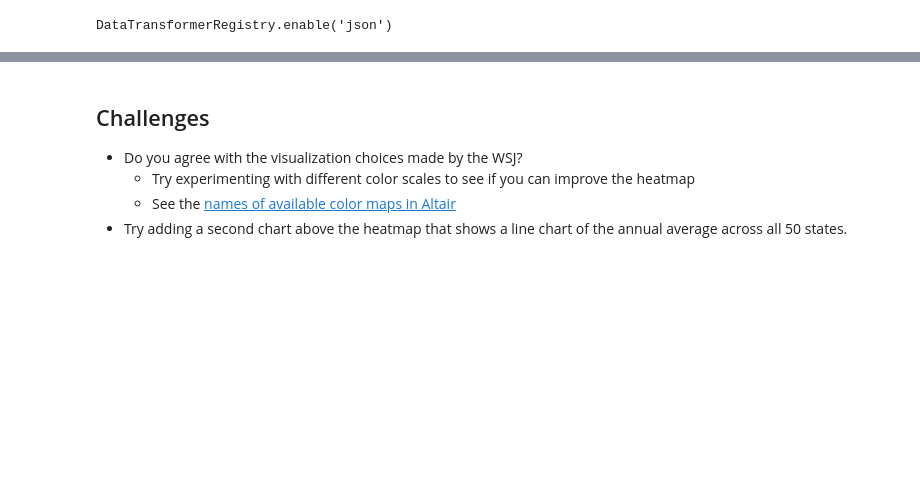
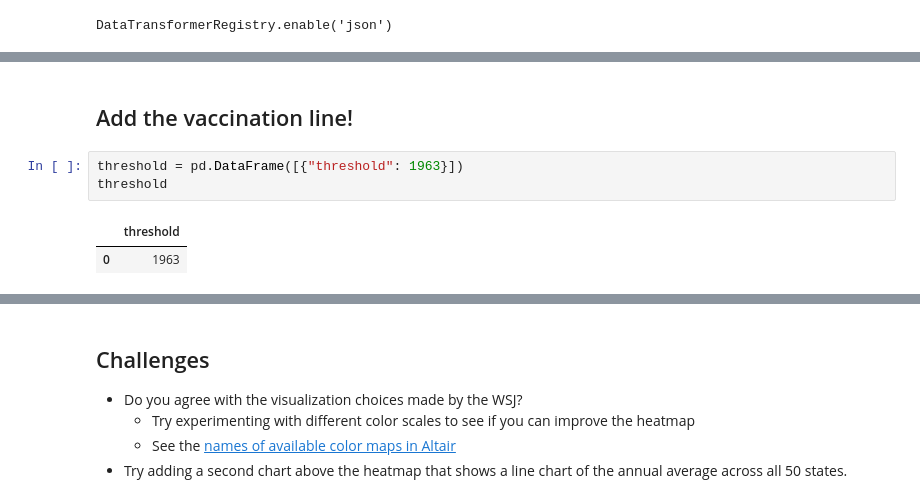
Before and after one commit to MUSA-550-Fall-2020/week-2, a Jupyter notebook: lecture-2B.ipynb, the cells around one changed output, grey strips where cells are left out. Saved outputs shown, nothing was run; the diff lists cells and outputs as text; blank space fills up the shorter version.

```diff
--- a/lecture-2B.ipynb
+++ b/lecture-2B.ipynb
@@ -538,0 +608,8 @@ DataTransformerRegistry.enable('json')
+# %% [markdown]
+## Add the vaccination line!
+# %%
+threshold = pd.DataFrame([{"threshold": 1963}])
+threshold
+# %% [output]
+|  | threshold |
+| 0 | 1963 |
```
Also changed, not shown: parts of 15 cells of this notebook, 1 other file.
